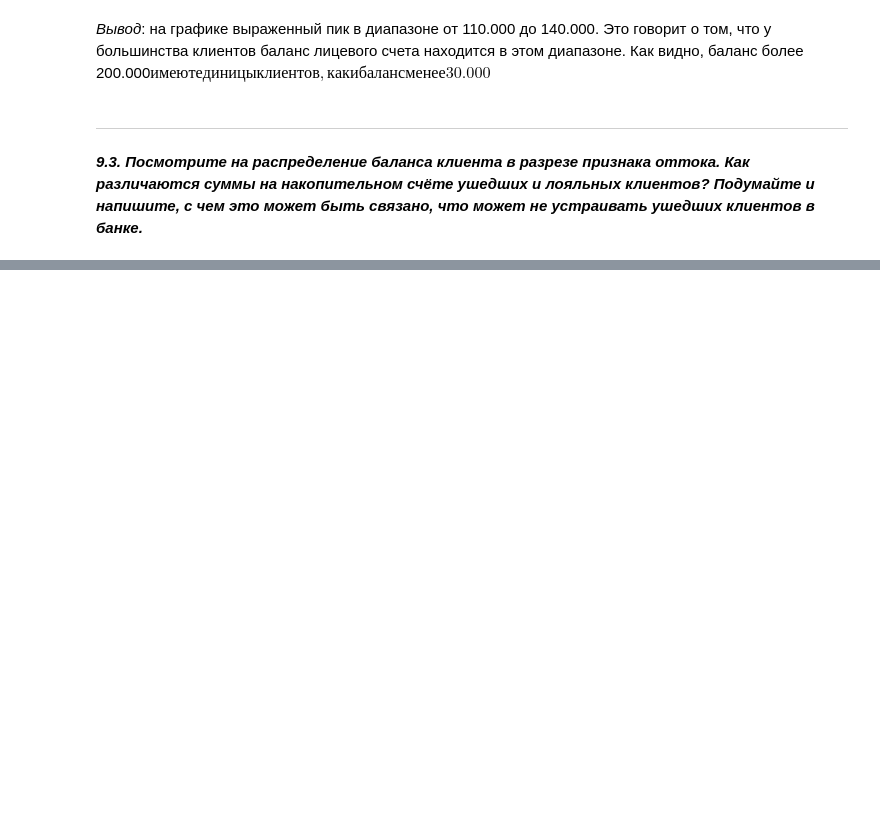
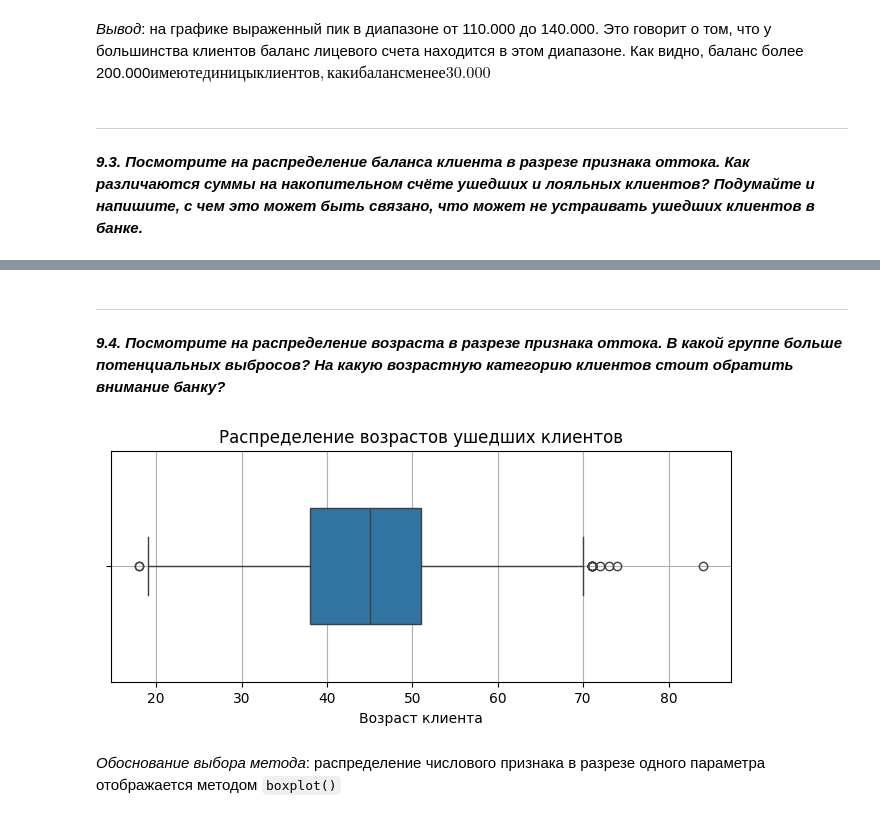
Before and after one commit to vavilove001-lab/sf_data_science, a Jupyter notebook: Notes/visualization/homework.ipynb, the cells around one changed output, grey strips where cells are left out. Cells and saved outputs as stored; diff of their text form; code cells hidden in the pictures; blank space fills up the shorter version.

````diff
--- a/Notes/visualization/homework.ipynb
+++ b/Notes/visualization/homework.ipynb
@@ -122,0 +167,19 @@ axes.grid()
+# %% [markdown]
+------------
+# %% [markdown]
+ ***9.4. Посмотрите на распределение возраста в разрезе признака оттока. В какой группе больше потенциальных выбросов? На какую возрастную категорию клиентов стоит обратить внимание банку?***
+# %%
+fig = plt.figure(figsize=(8, 3))
+boxplot = sns.boxplot(
+    data=churn_data[churn_data['Exited'] == 1],
+    x='Age',
+    orient='v',
+    width=0.5
+)
+boxplot.set_title('Распределение возрастов ушедших клиентов');
+boxplot.set_xlabel('Возраст клиента');
+boxplot.grid()
+# %% [output]
+[figure, added]
+# %% [markdown]
+*Обоснование выбора метода*: распределение числового признака в разрезе одного параметра отображается методом ```boxplot()```
````
Also changed, not shown: parts of 9 cells of this notebook.
